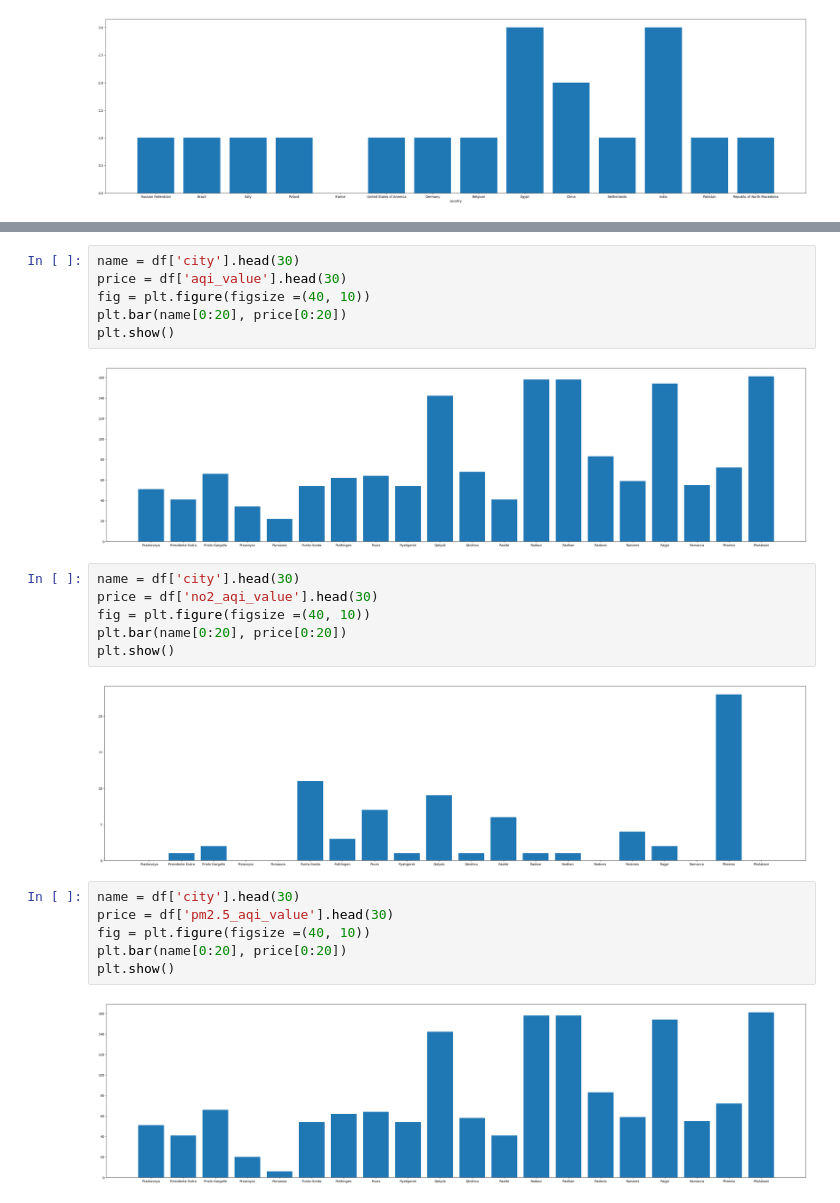
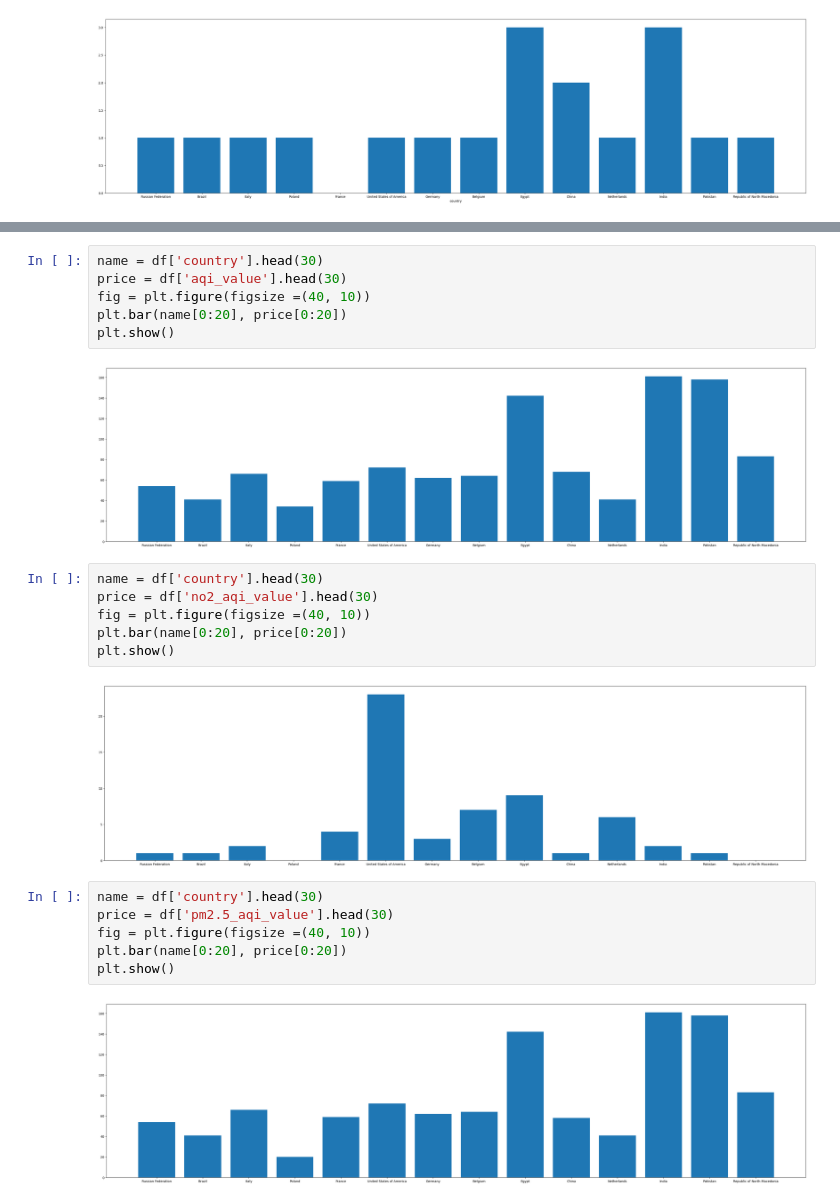
Before and after one commit to AshleyJubilee/air-quality-project, a Jupyter notebook: Air quality/Air quality.ipynb, the cells around one changed output, grey strips where cells are left out. Cells and saved outputs as stored; diff of their text form.

```diff
--- a/Air quality/Air quality.ipynb
+++ b/Air quality/Air quality.ipynb
@@ -39,24 +39,24 @@ plt.show()
 # %%
-name = df['city'].head(30)
+name = df['country'].head(30)
 price = df['aqi_value'].head(30)
 fig = plt.figure(figsize =(40, 10))
 plt.bar(name[0:20], price[0:20])
 plt.show()
 # %% [output]
-[figure, old version]
+[figure, new version]
 # %%
-name = df['city'].head(30)
+name = df['country'].head(30)
 price = df['no2_aqi_value'].head(30)
 fig = plt.figure(figsize =(40, 10))
 plt.bar(name[0:20], price[0:20])
 plt.show()
 # %% [output]
-[figure, old version]
+[figure, new version]
 # %%
-name = df['city'].head(30)
+name = df['country'].head(30)
 price = df['pm2.5_aqi_value'].head(30)
 fig = plt.figure(figsize =(40, 10))
 plt.bar(name[0:20], price[0:20])
 plt.show()
 # %% [output]
-[figure, old version]
+[figure, new version]
```
Also changed, not shown: parts of 2 cells of this notebook.
